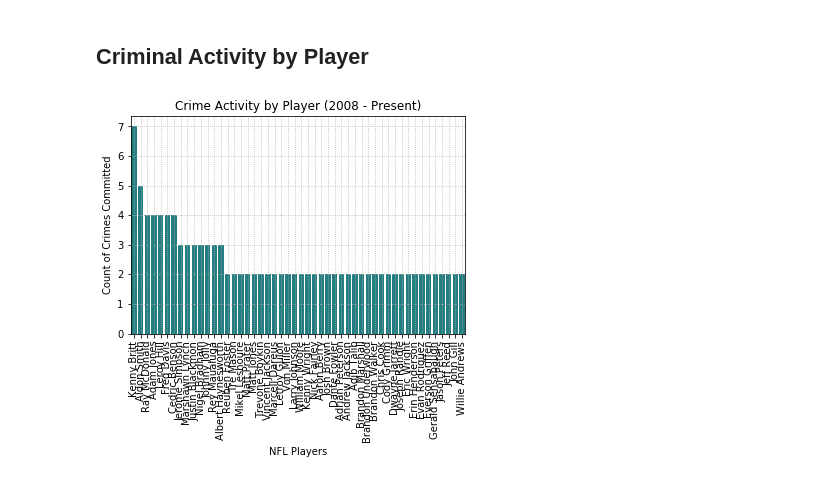
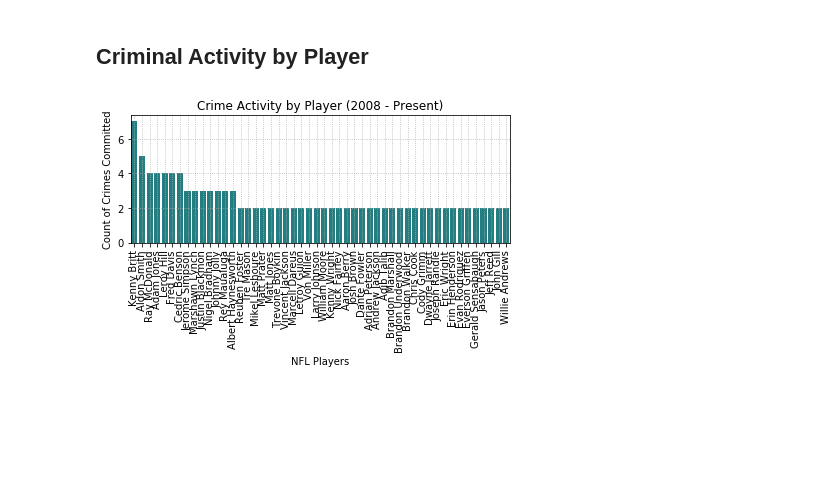
Before and after one commit to risatino/project-seadogs, a Jupyter notebook: player_team_arrest_details.ipynb, the cells around one changed output. Saved outputs shown, nothing was run; the diff lists cells and outputs as text; code cells hidden in the pictures; blank space fills up the shorter version.

```diff
--- a/player_team_arrest_details.ipynb
+++ b/player_team_arrest_details.ipynb
@@ -165,21 +167,23 @@ plt.show()
 # %%
 # develop dataframe to plot overall Player Crime type/count
 player_crime_count = player_arrest_details_df.groupby('Name').count()
 player_crime_count = player_crime_count['Crime Category']
 player_crime_count = pd.DataFrame(player_crime_count)
 player_crime_count = player_crime_count.rename(columns={'Crime Category':'Count'})
 
 player_crime_count.sort_values(by='Count', ascending=False, inplace=True)
 player_crime_count = player_crime_count.reset_index(inplace=False)
 
 # plot the total crime activity by players from 2008
 sns.barplot(x=player_crime_count['Name'], y=player_crime_count["Count"], color='#138D91')
 plt.title("Crime Activity by Player (2008 - Present)")
 plt.ylabel("Count of Crimes Committed")
 plt.xlabel("NFL Players")
 plt.xticks(rotation=90)
 plt.grid(linestyle='dotted')
+#plt.figure(figsize=(6,9))
+plt.tight_layout()
 plt.savefig("Player_Crime_Count.png")
 plt.show()
 # %% [output]
-[figure, old version]
+[figure, new version]
```
Also changed, not shown: parts of 3 cells of this notebook, 5 other files.
